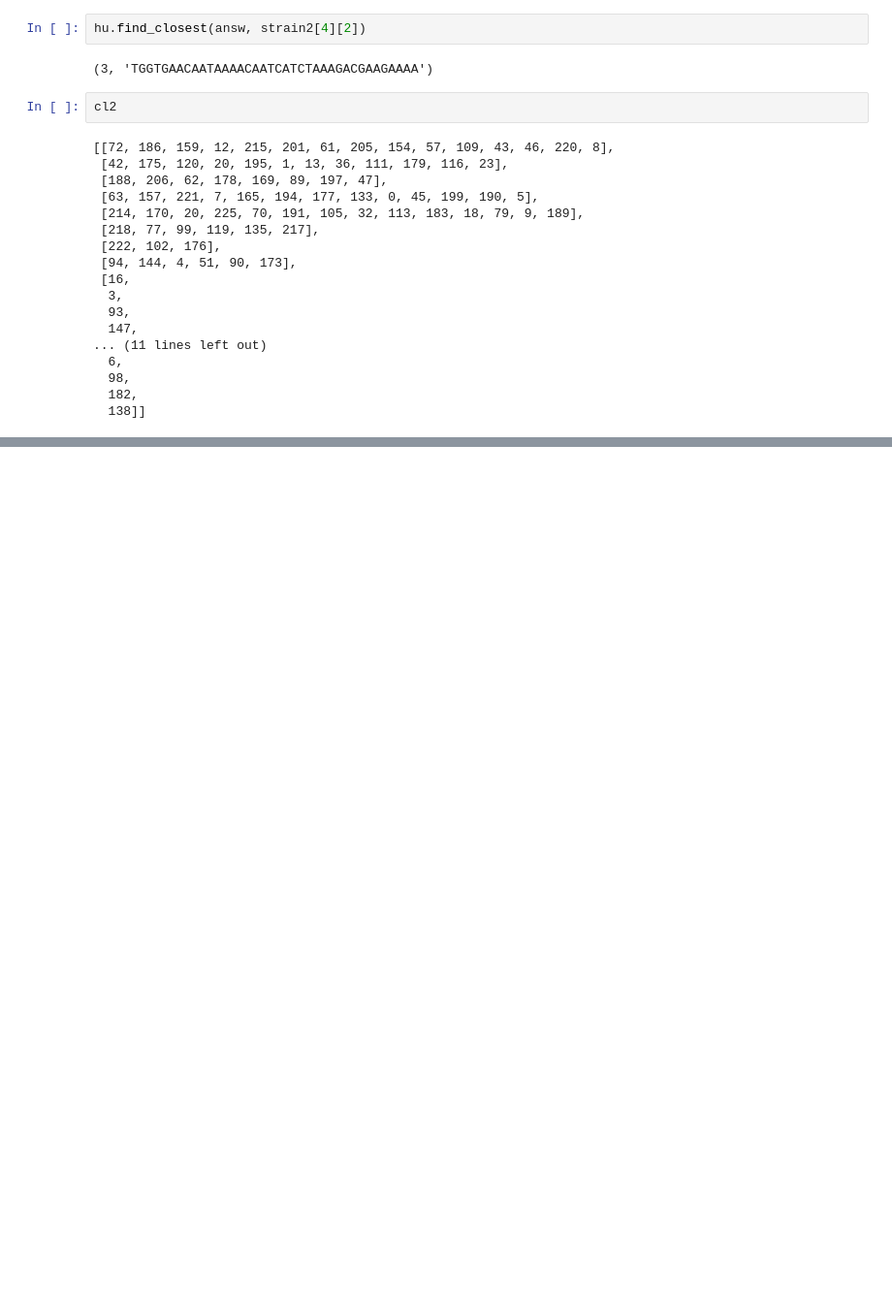
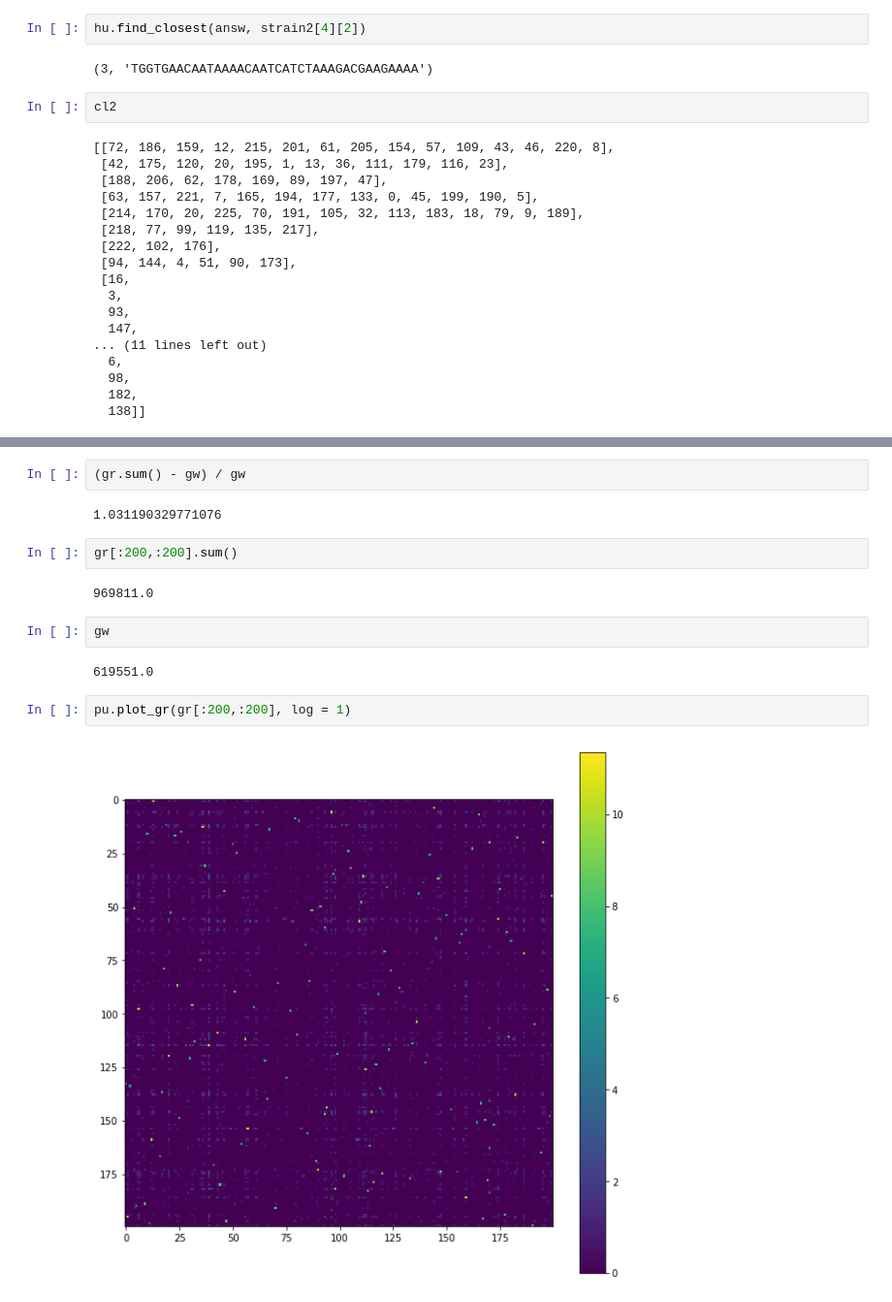
Before and after one commit to rykachevskiy/CRISPR, a Jupyter notebook: Hierarcical/hierarcical-pipeline-Copy2.ipynb, the cells around one changed output, grey strips where cells are left out. Shown at 97% size. Cells and saved outputs as stored; diff of their text form; blank space fills up the shorter version.

```diff
--- a/Hierarcical/hierarcical-pipeline-Copy2.ipynb
+++ b/Hierarcical/hierarcical-pipeline-Copy2.ipynb
@@ -313,0 +623,16 @@ cl2
+# %%
+(gr.sum() - gw) / gw
+# %% [output]
+1.031190329771076
+# %%
+gr[:200,:200].sum()
+# %% [output]
+969811.0
+# %%
+gw
+# %% [output]
+619551.0
+# %%
+pu.plot_gr(gr[:200,:200], log = 1)
+# %% [output]
+[figure, added]
```
Also changed, not shown: parts of 44 cells of this notebook, 2 other files.
